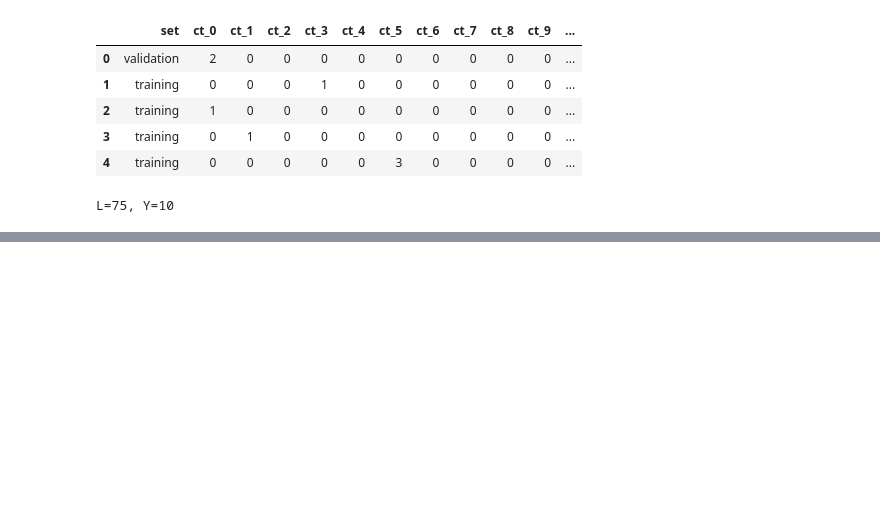
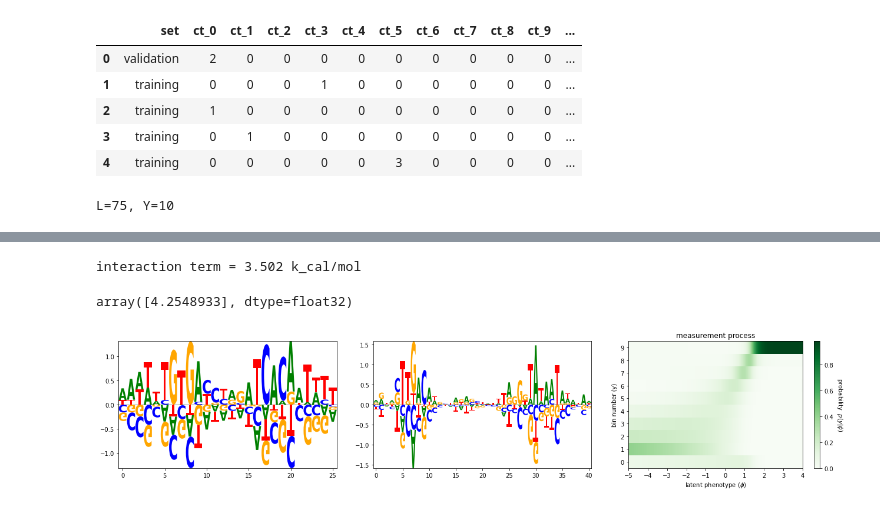
Before and after one commit to jbkinney/mavenn, a Jupyter notebook: mavenn/examples/other/custom_gpmap/custom_gpmap_thermodynamic_model_sort_seq.ipynb, the cells around one changed output, grey strips where cells are left out. Drawn from its saved outputs; the diff is of its cells as text; code cells hidden in the pictures; blank space fills up the shorter version.

Commit message:
Adding thermodynamic GP layer. Currently set to work with MPA regression. Also added notebooks showing examples on sort-seq data

```diff
--- a/mavenn/examples/other/custom_gpmap/custom_gpmap_thermodynamic_model_sort_seq.ipynb
+++ b/mavenn/examples/other/custom_gpmap/custom_gpmap_thermodynamic_model_sort_seq.ipynb
@@ -158,10 +169,12 @@ class ThermodynamicLayer(CustomGPMapLayer):
         return t
 # %%
 # define custom gp_map parameters dictionary
-gpmap_kwargs = {'L_crp':26,
-                'L_rnap':41,
+gpmap_kwargs = {'TF_start':1,
+                'TF_end':27,
+                'RNAP_start':34,
+                'RNAP_end':75,
                 'C':4,
-                'regularizer':0.005}
+                'regularizer':0.1}
 
 # Create model
 model = mavenn.Model(L=L,
@@ -179,9 +192,9 @@ model.set_data(x=data_df['x'],
                shuffle=True)
 
 # Fit model to data
-model.fit(learning_rate=.0005,
-          epochs=2000,
-          batch_size=200,
+model.fit(learning_rate=.001,
+          epochs=1000,
+          batch_size=100,
           early_stopping=True,
           early_stopping_patience=25,
           linear_initialization=True)
@@ -233,8 +253,14 @@ ax.set_title('training hisotry')
 # %%
-interaction_term = model.get_nn().layers[2].get_weights()[4]/1.62
+interaction_term = model.get_nn().layers[2].get_weights()[4]
 crp_weights = model.get_nn().layers[2].get_weights()[2][0]
 rnap_weights = model.get_nn().layers[2].get_weights()[3][0]
 print(f'interaction term = {interaction_term[0]:.3f} k_cal/mol')
+# %% [output]
+interaction term = 3.502 k_cal/mol
+# %%
+model.get_nn().layers[2].get_weights()[5]
+# %% [output]
+array([4.2548933], dtype=float32)
 # %%
 crp_df = pd.DataFrame(crp_weights,columns=model.alphabet)
 rnap_df = pd.DataFrame(rnap_weights,columns=model.alphabet)
@@ -243,7 +269,7 @@ rnap_df = pd.DataFrame(rnap_weights,columns=model.alphabet)
 # theta = model.get_theta(gauge='uniform')
 
 # Create grid in phi space
-phi_lim = [-4, 4]
+phi_lim = [-5, 4]
 phi_grid = np.linspace(phi_lim[0], phi_lim[1], 1000)
 
 # Create array of allowable y values
@@ -251,32 +277,34 @@ Y = model.model.Y    # Y = number of bins
 y_lim = [-.5, Y-.5]
 y_all = range(Y)
 
 # Compute matrix of p(y|phi) values
 measurement_process = model.p_of_y_given_phi(y_all, phi_grid)
 
 # # Create figure with two panels
 fig, axs = plt.subplots(1,3,figsize=[18,4])
 
-logomaker.Logo(-crp_df,ax=axs[0],center_values=True)
-logomaker.Logo(-rnap_df,ax=axs[1],center_values=True)
+logomaker.Logo(crp_df,ax=axs[0],center_values=True)
+logomaker.Logo(rnap_df,ax=axs[1],center_values=True)
 
 # # Right panel: draw measurement process as heatmap
 ax = axs[2]
 im = ax.imshow(measurement_process,
                cmap='Greens',
                extent=phi_lim+y_lim,
                vmin=0,
                origin='lower',
                interpolation='nearest',
                aspect="auto")
 ax.set_yticks(y_all)
 ax.set_ylabel('bin number (y)')
 ax.set_xlabel('latent phenotype ($\phi$)')
 ax.set_title('measurement process')
 cb = plt.colorbar(im)
 cb.set_label('probability  $p(y|\phi)$', rotation=-90, va="bottom")
 
 # Fix up plot
 fig.tight_layout(w_pad=3)
 fig.savefig('thermodynmic_custom_gpmap_mpa_visualization_sort_seq.png',bbox_index='tight',dpi=300)
 # plt.show()
+# %% [output]
+[figure, added]
```
Also changed, not shown: parts of 3 cells of this notebook, 4 other files.
